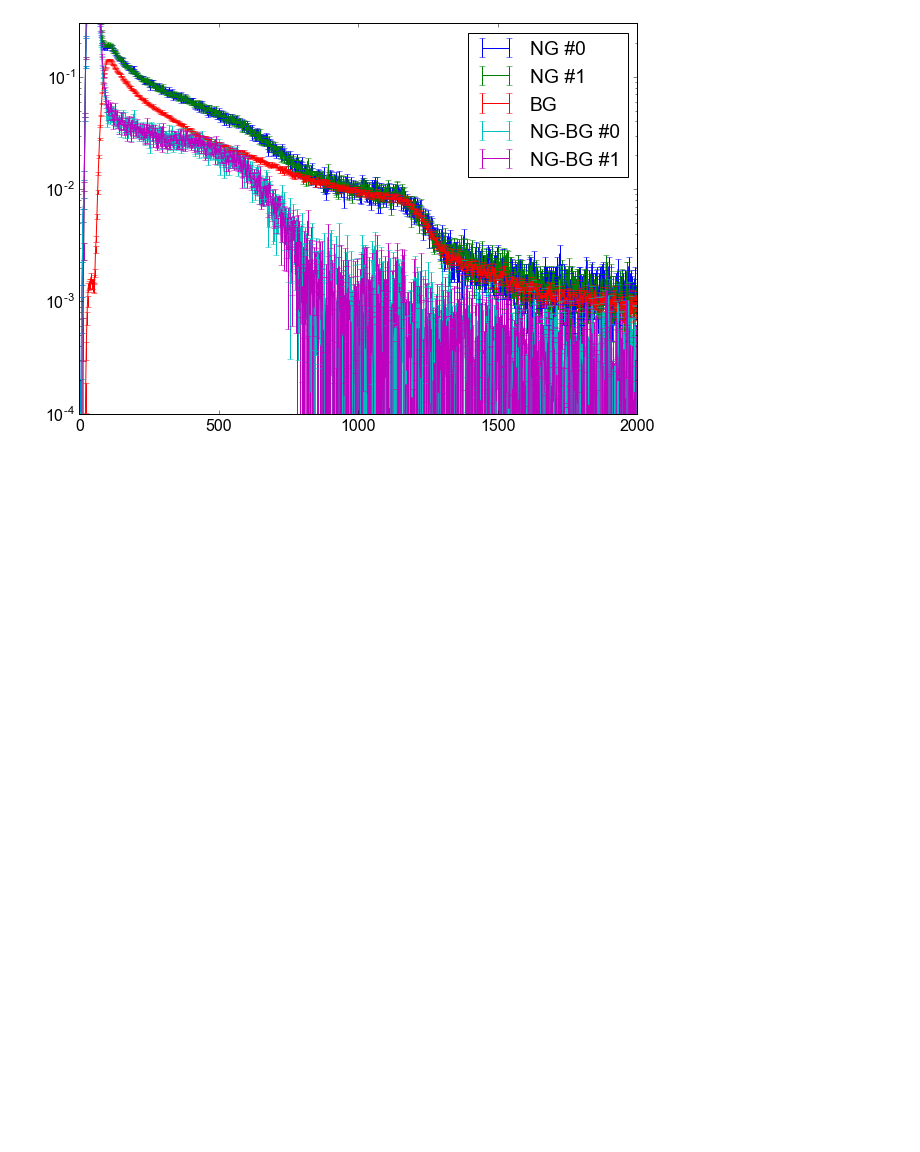
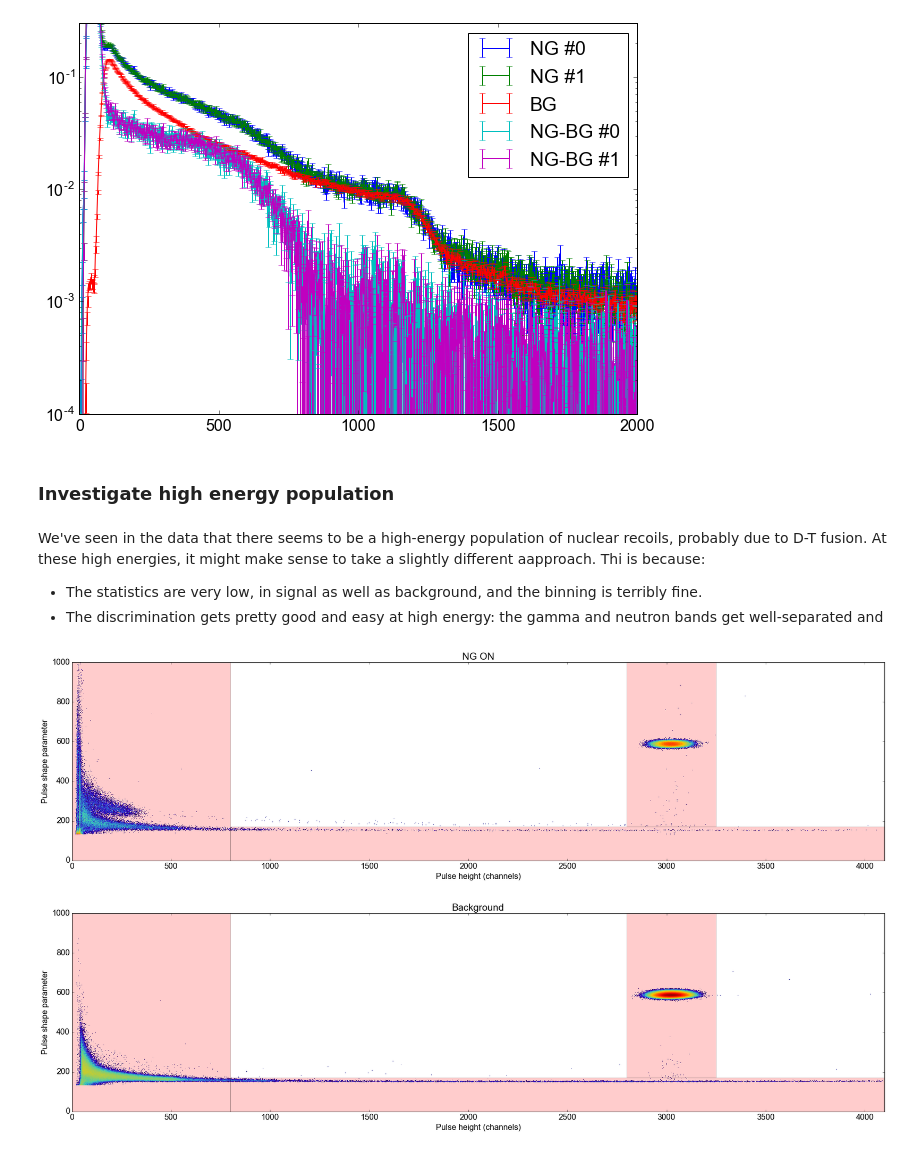
Before and after one commit to XENON1T/PTB, a Jupyter notebook: 03_2d_spectra.ipynb, the cells around one changed output. Drawn from its saved outputs; the diff is of its cells as text; code cells hidden in the pictures; blank space fills up the shorter version.

Commit message:
some high-energy stuff added, ascii files for Gianmarco

```diff
--- a/03_2d_spectra.ipynb
+++ b/03_2d_spectra.ipynb
@@ -472,3 +472,9 @@ plt.legend()
 plt.show()
 # %% [output]
 [figure]
+# %% [markdown]
+### Investigate high energy population
+# %% [markdown]
+We've seen in the data that there seems to be a high-energy population of nuclear recoils, probably due to D-T fusion. At these high energies, it might make sense to take a slightly different aapproach. Thi is because:
+  * The statistics are very low, in signal as well as background, and the binning is terribly fine.
+  * The discrimination gets pretty good and easy at high energy: the gamma and neutron bands get well-separated and
@@ -474,0 +484,29 @@ plt.show()
+# %%
+plt.figure(figsize=(30,7))
+im = plt.imshow(spec2d_list[0], origin='low', interpolation='none', # interpolation='nearest'
+                norm=LogNorm())
+plt.xlim(0,4100)
+plt.ylim(0,1000)
+plt.title('NG ON')
+plt.xlabel('Pulse height (channels)')
+plt.ylabel('Pulse shape parameter')
+draw_box((0,800),(0,1024),facecolor='red', alpha=0.2, ls=None)
+draw_box((800,4100),(0,170),facecolor='red', alpha=0.2, ls=None)
+draw_box((2800,3250),(170,1000),facecolor='red', alpha=0.2, ls=None)
+plt.show()
+
+plt.figure(figsize=(30,7))
+im = plt.imshow(spec2d_bg, origin='low', interpolation='none', # interpolation='nearest'
+                norm=LogNorm())
+plt.xlim(0,4100)
+plt.ylim(0,1000)
+plt.title('Background')
+plt.xlabel('Pulse height (channels)')
+plt.ylabel('Pulse shape parameter')
+draw_box((0,800),(0,1024),facecolor='red', alpha=0.2, ls=None)
+draw_box((800,4100),(0,170),facecolor='red', alpha=0.2, ls=None)
+draw_box((2800,3250),(170,1000),facecolor='red', alpha=0.2, ls=None)
+plt.show()
+# %% [output]
+[figure, added]
+[figure, added]
```
Also changed, not shown: parts of 9 cells of this notebook, 5 other files.
